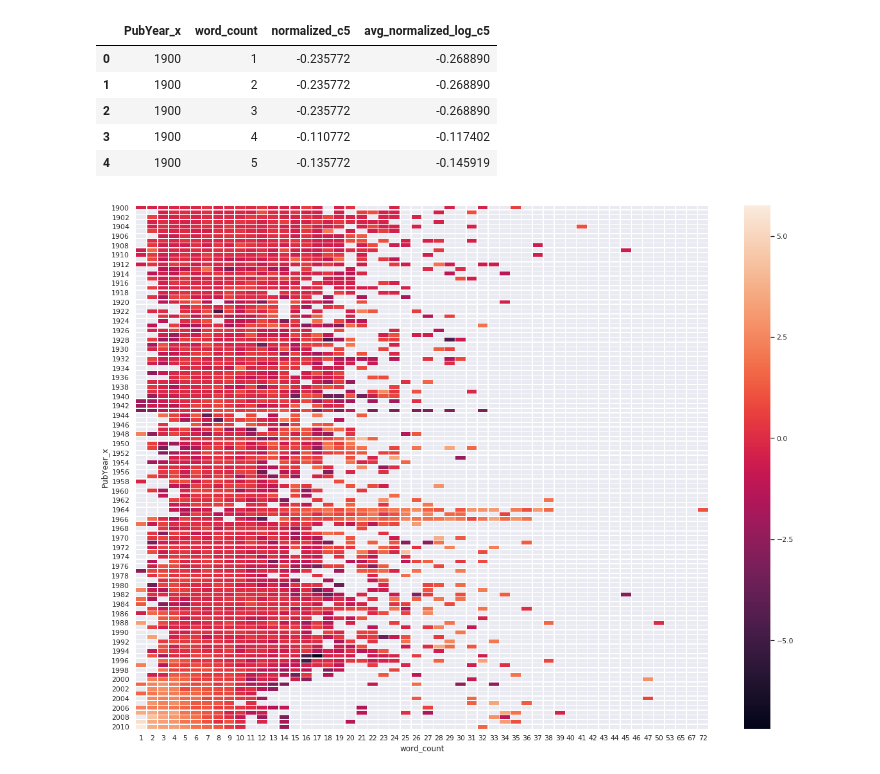
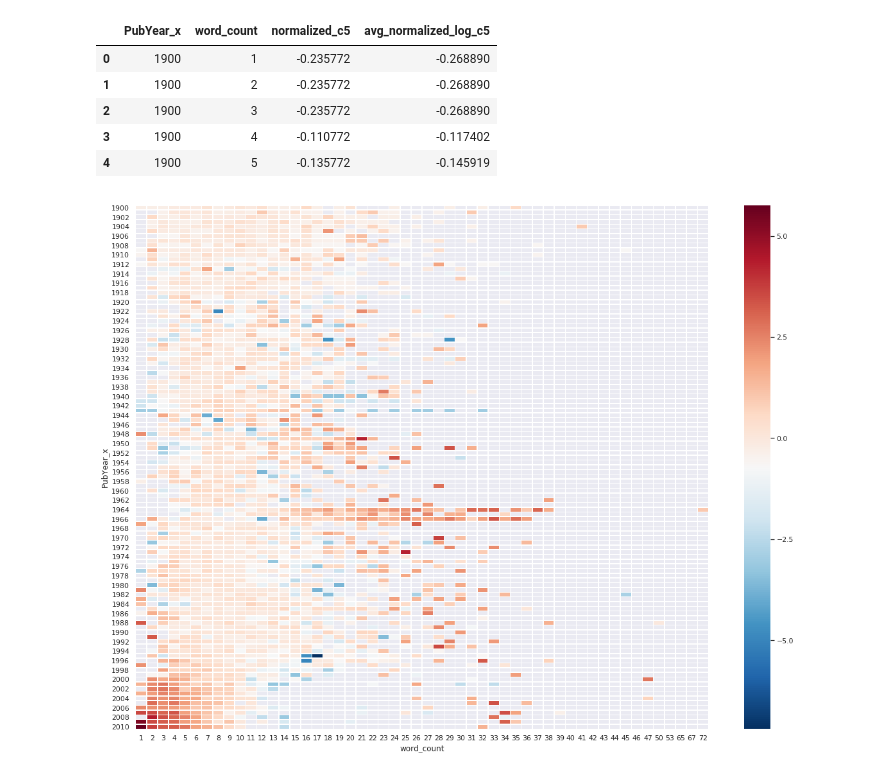
Before and after one commit to srjit/science-of-genius-title-impact, a Jupyter notebook: src/data-exploration/2. eda-part2.ipynb, the cells around one changed output. Drawn from its saved outputs; the diff is of its cells as text; code cells hidden in the pictures.

```diff
--- a/src/data-exploration/2. eda-part2.ipynb
+++ b/src/data-exploration/2. eda-part2.ipynb
@@ -440,11 +440,11 @@ data_grouped_wrt_year_word_count.head()
 # %%
 data_pivoted = data_grouped_wrt_year_word_count.pivot("PubYear_x", "word_count", "avg_normalized_log_c5")
 sns.set(rc={'figure.figsize':(20,15)})
-ax = sns.heatmap(data_pivoted, linewidths=.5)
+ax = sns.heatmap(data_pivoted, linewidths=.5, cmap = "RdBu_r")
 
 plt.show()
 # %% [output]
-[figure, old version]
+[figure, new version]
 # %%
 # What are the single word titles in 2009/ 2010
 data[(data['PubYear_x'] == 2010) & (data["word_count"] == 1)].head()
```
Also changed, not shown: 1 other file.
